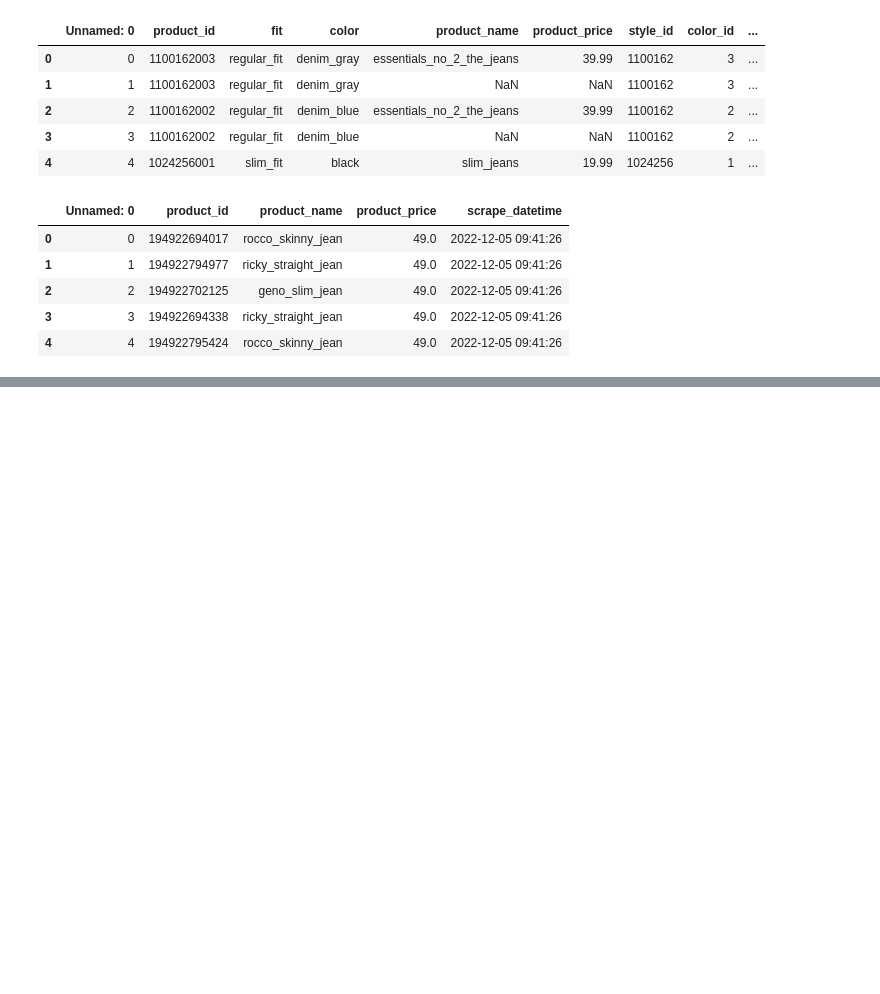
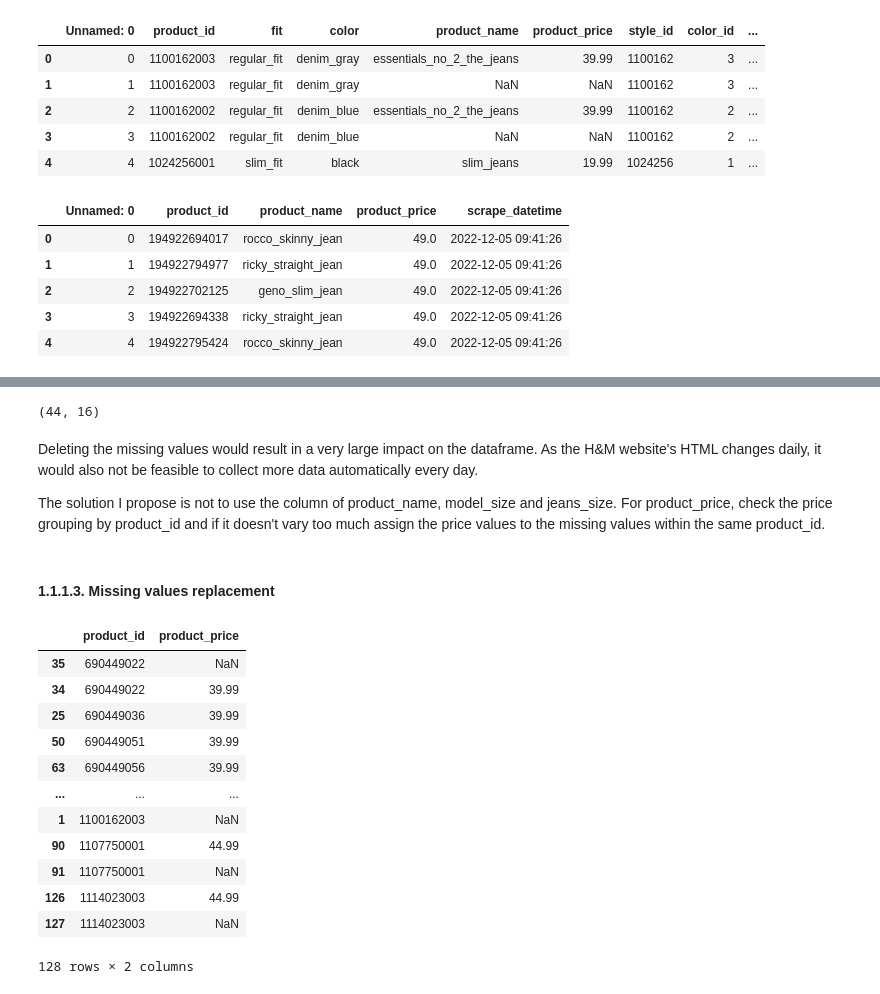
Before and after one commit to lucasquemelli/Star_Jeans, a Jupyter notebook: star_jeans.ipynb, the cells around one changed output, grey strips where cells are left out. Saved outputs shown, nothing was run; the diff lists cells and outputs as text; code cells hidden in the pictures; blank space fills up the shorter version.

```diff
--- a/star_jeans.ipynb
+++ b/star_jeans.ipynb
@@ -39,0 +155,27 @@ df02.head()
+# %%
+df_aux01 = df01.dropna()
+df_aux01.shape
+# %% [output]
+(44, 16)
+# %% [markdown]
+Deleting the missing values would result in a very large impact on the dataframe. As the H&M website's HTML changes daily, it would also not be feasible to collect more data automatically every day.
+
+The solution I propose is not to use the column of product_name, model_size and jeans_size. For product_price, check the price grouping by product_id and if it doesn't vary too much assign the price values to the missing values within the same product_id.
+# %% [markdown]
+#### 1.1.1.3. Missing values replacement
+# %%
+df01[['product_id', 'product_price']].sort_values('product_id', ascending=True).groupby('product_id').head()
+# %% [output]
+|  | product_id | product_price |
+| 35 | 690449022 | NaN |
+| 34 | 690449022 | 39.99 |
+| 25 | 690449036 | 39.99 |
+| 50 | 690449051 | 39.99 |
+| 63 | 690449056 | 39.99 |
+| ... | ... | ... |
+| 1 | 1100162003 | NaN |
+| 90 | 1107750001 | 44.99 |
+| 91 | 1107750001 | NaN |
+| 126 | 1114023003 | 44.99 |
+| 127 | 1114023003 | NaN |
+128 rows × 2 columns
```
Also changed, not shown: parts of 15 cells of this notebook.
